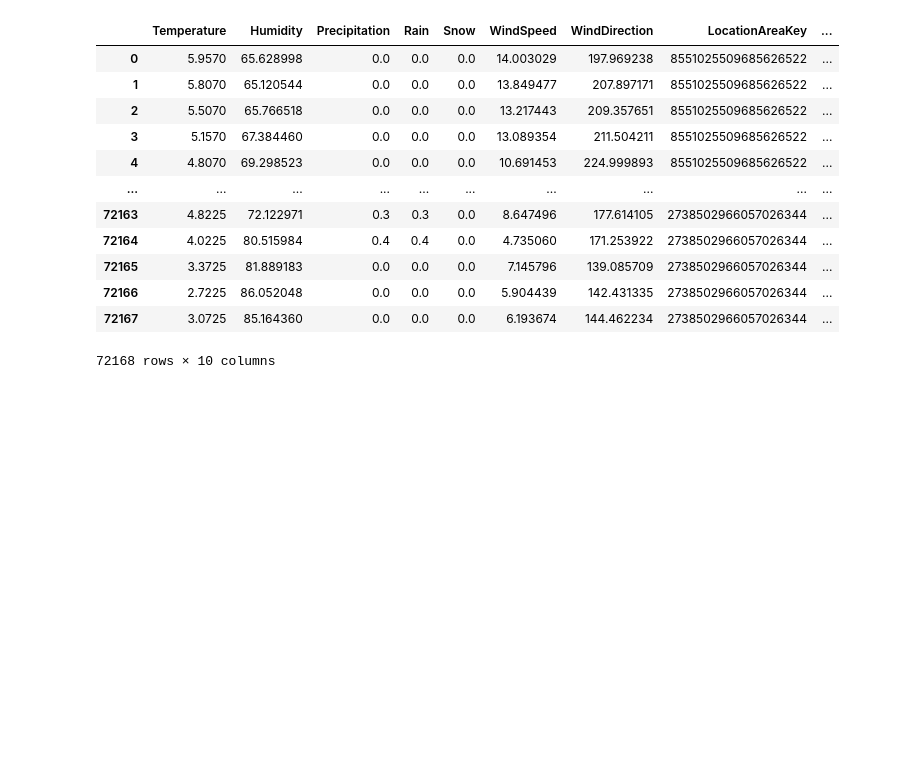
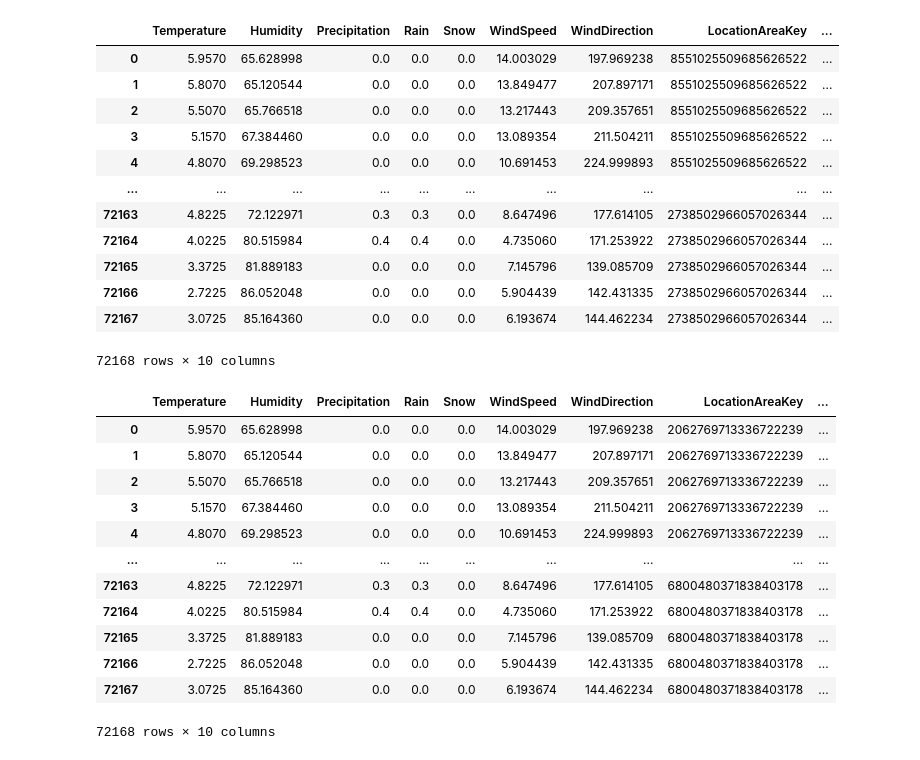
Before and after one commit to tymsoncyferki/vehicle-crashes-dwh, a Jupyter notebook: notebooks/weather_fact.ipynb, the cells around one changed output. Saved outputs shown, nothing was run; the diff lists cells and outputs as text; code cells hidden in the pictures; blank space fills up the shorter version.

Commit message:
generated functions for generating tables given start and end dates

```diff
--- a/notebooks/weather_fact.ipynb
+++ b/notebooks/weather_fact.ipynb
@@ -310,0 +360,18 @@ WeatherFact
+# %%
+test = generate_weather_fact(zipcodes, start_date="2023-12-01", end_date="2023-12-31")
+# %%
+test
+# %% [output]
+|  | Temperature | Humidity | Precipitation | Rain | Snow | WindSpeed | WindDirection | LocationAreaKey | ... |
+| 0 | 5.9570 | 65.628998 | 0.0 | 0.0 | 0.0 | 14.003029 | 197.969238 | 2062769713336722239 | ... |
+| 1 | 5.8070 | 65.120544 | 0.0 | 0.0 | 0.0 | 13.849477 | 207.897171 | 2062769713336722239 | ... |
+| 2 | 5.5070 | 65.766518 | 0.0 | 0.0 | 0.0 | 13.217443 | 209.357651 | 2062769713336722239 | ... |
+| 3 | 5.1570 | 67.384460 | 0.0 | 0.0 | 0.0 | 13.089354 | 211.504211 | 2062769713336722239 | ... |
+| 4 | 4.8070 | 69.298523 | 0.0 | 0.0 | 0.0 | 10.691453 | 224.999893 | 2062769713336722239 | ... |
+| ... | ... | ... | ... | ... | ... | ... | ... | ... | ... |
+| 72163 | 4.8225 | 72.122971 | 0.3 | 0.3 | 0.0 | 8.647496 | 177.614105 | 6800480371838403178 | ... |
+| 72164 | 4.0225 | 80.515984 | 0.4 | 0.4 | 0.0 | 4.735060 | 171.253922 | 6800480371838403178 | ... |
+| 72165 | 3.3725 | 81.889183 | 0.0 | 0.0 | 0.0 | 7.145796 | 139.085709 | 6800480371838403178 | ... |
+| 72166 | 2.7225 | 86.052048 | 0.0 | 0.0 | 0.0 | 5.904439 | 142.431335 | 6800480371838403178 | ... |
+| 72167 | 3.0725 | 85.164360 | 0.0 | 0.0 | 0.0 | 6.193674 | 144.462234 | 6800480371838403178 | ... |
+72168 rows × 10 columns
```
Also changed, not shown: parts of 12 cells of this notebook, 3 other files.
